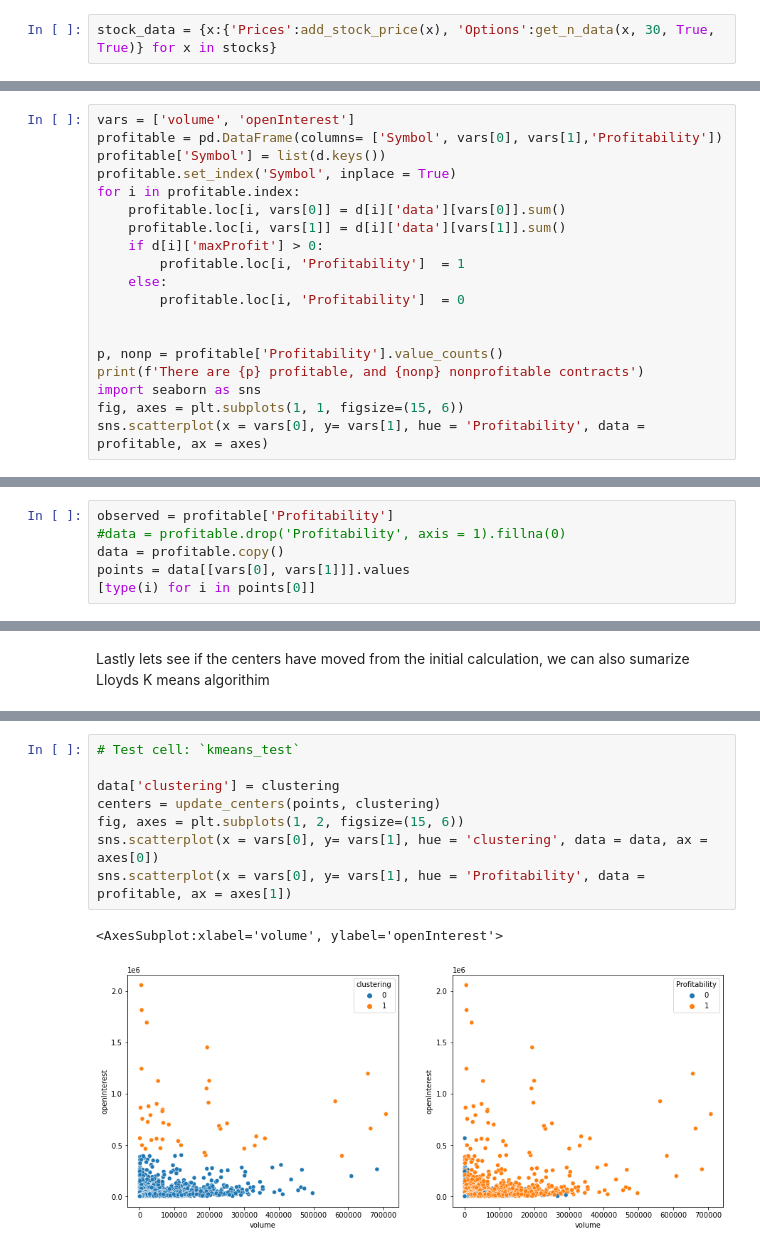
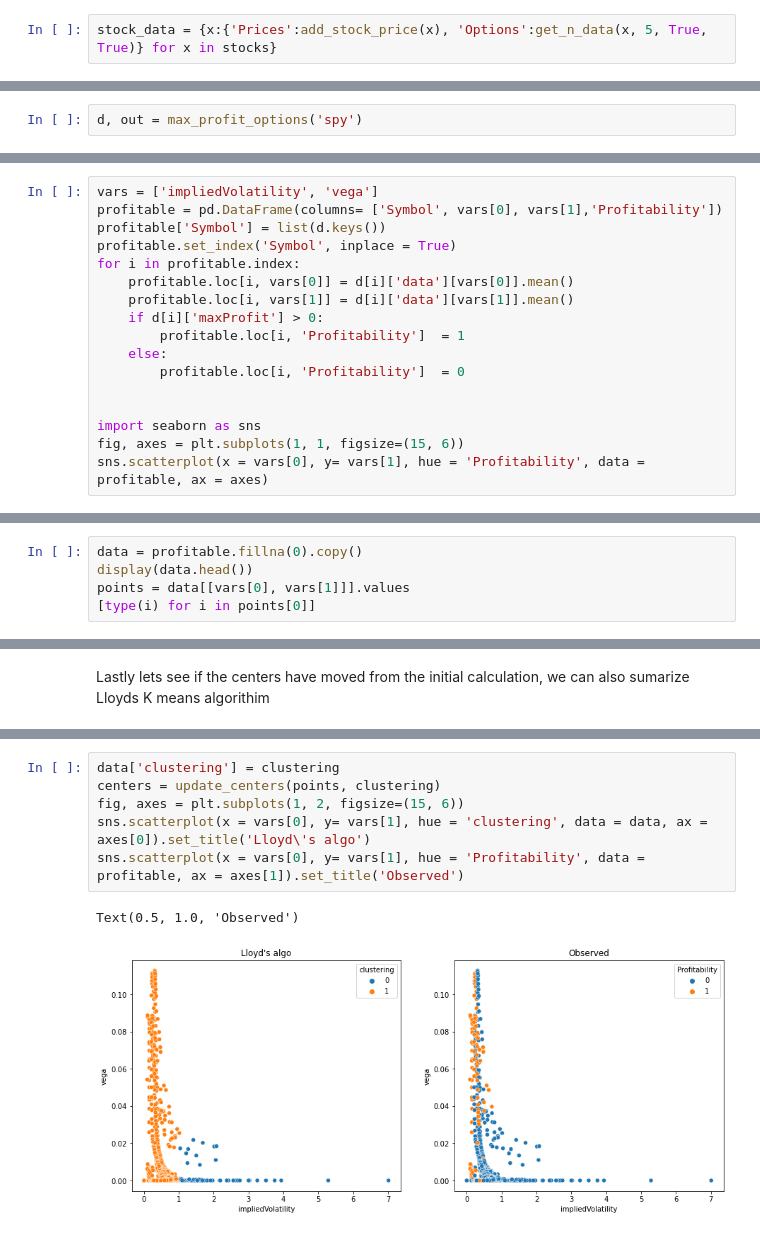
Before and after one commit to jeraldthatman/stockoption_v2, a Jupyter notebook: Classification_model.ipynb, the cells around one changed output, grey strips where cells are left out. Drawn from its saved outputs; the diff is of its cells as text.

```diff
--- a/Classification_model.ipynb
+++ b/Classification_model.ipynb
@@ -67,7 +67,7 @@ Price Data:
 | 2021-09-07 | 380.729248 | 382.109985 | 382.779999 | 380.489990 | 381.679993 | 23970200.0 |
 | 2021-09-08 | 379.404053 | 380.779999 | 381.929993 | 378.450012 | 381.929993 | 32949200.0 |
 # %%
-stock_data = {x:{'Prices':add_stock_price(x), 'Options':get_n_data(x, 30, True, True)} for x in stocks}
+stock_data = {x:{'Prices':add_stock_price(x), 'Options':get_n_data(x, 5, True, True)} for x in stocks}
 # %%
 stock_data['aapl']['Options'].head()
 # %% [output]
@@ -137,2 +144,4 @@ Columns in dataframe ['stock', 'contractSymbol', 'lastTradeDate', 'strike', 'las
 # %% [markdown]
 Now that we have all of the contracts stored in keys we can now make the determination if the contract is profitable or not. For starters lets take a quick look at the greek variables delta and gamma, that were attributed to each contract on the first day of data that we have stored.
+# %%
+d, out = max_profit_options('spy')
@@ -139,19 +150,17 @@ Now that we have all of the contracts stored in keys we can now make the determi
 # %%
-vars = ['volume', 'openInterest']
+vars = ['impliedVolatility', 'vega']
 profitable = pd.DataFrame(columns= ['Symbol', vars[0], vars[1],'Profitability'])
 profitable['Symbol'] = list(d.keys())
 profitable.set_index('Symbol', inplace = True)
 for i in profitable.index:
-    profitable.loc[i, vars[0]] = d[i]['data'][vars[0]].sum()
-    profitable.loc[i, vars[1]] = d[i]['data'][vars[1]].sum()
+    profitable.loc[i, vars[0]] = d[i]['data'][vars[0]].mean()
+    profitable.loc[i, vars[1]] = d[i]['data'][vars[1]].mean()
     if d[i]['maxProfit'] > 0:
         profitable.loc[i, 'Profitability']  = 1
     else:
         profitable.loc[i, 'Profitability']  = 0
 
 
-p, nonp = profitable['Profitability'].value_counts()
-print(f'There are {p} profitable, and {nonp} nonprofitable contracts')
 import seaborn as sns
 fig, axes = plt.subplots(1, 1, figsize=(15, 6))
 sns.scatterplot(x = vars[0], y= vars[1], hue = 'Profitability', data = profitable, ax = axes)
@@ -162,7 +172,6 @@ There are 2997 profitable, and 2211 nonprofitable contracts
 # %%
-observed = profitable['Profitability']
-#data = profitable.drop('Profitability', axis = 1).fillna(0)
-data = profitable.copy()
+data = profitable.fillna(0).copy()
+display(data.head())
 points = data[[vars[0], vars[1]]].values
 [type(i) for i in points[0]]
 # %% [output]
@@ -314,11 +340,9 @@ iteration 18 WCSS =  29112017161906.09
 # %%
-# Test cell: `kmeans_test`
-
 data['clustering'] = clustering
 centers = update_centers(points, clustering)
 fig, axes = plt.subplots(1, 2, figsize=(15, 6))
-sns.scatterplot(x = vars[0], y= vars[1], hue = 'clustering', data = data, ax = axes[0])
-sns.scatterplot(x = vars[0], y= vars[1], hue = 'Profitability', data = profitable, ax = axes[1])
+sns.scatterplot(x = vars[0], y= vars[1], hue = 'clustering', data = data, ax = axes[0]).set_title('Lloyd\'s algo')
+sns.scatterplot(x = vars[0], y= vars[1], hue = 'Profitability', data = profitable, ax = axes[1]).set_title('Observed')
 # %% [output]
-<AxesSubplot:xlabel='volume', ylabel='openInterest'>
+Text(0.5, 1.0, 'Observed')
-[figure, old version]
+[figure, new version]
```
Also changed, not shown: parts of 18 cells of this notebook.
